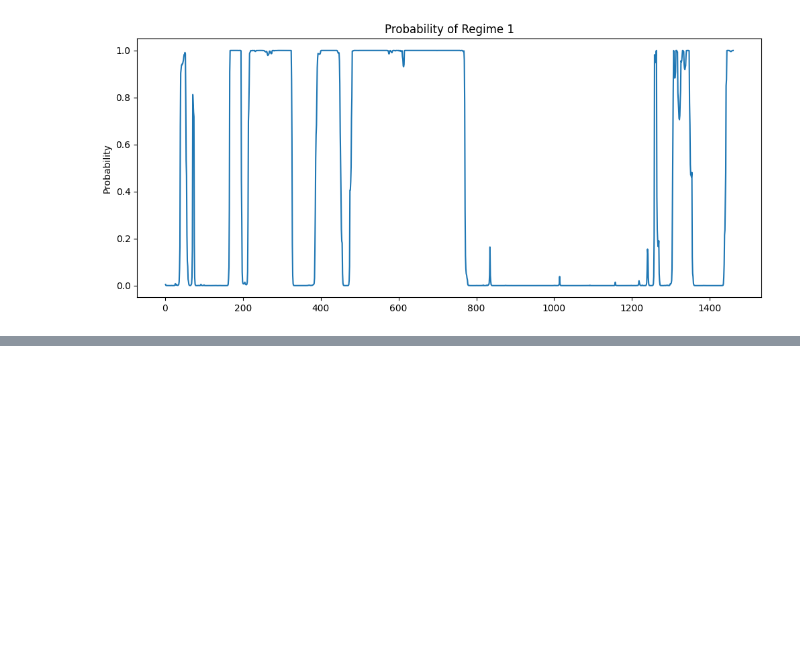
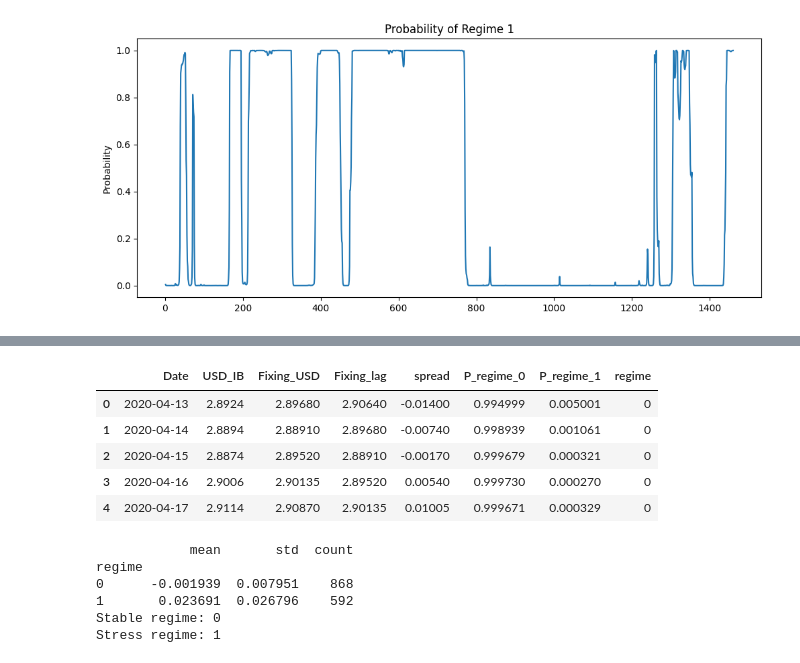
Before and after one commit to eya-sfar/tsa_project, a Jupyter notebook: process_data_part1/workstreamB.ipynb, the cells around one changed output, grey strips where cells are left out. Cells and saved outputs as stored; diff of their text form; code cells hidden in the pictures; blank space fills up the shorter version.

```diff
--- a/process_data_part1/workstreamB.ipynb
+++ b/process_data_part1/workstreamB.ipynb
@@ -461,0 +495,3 @@ model or by setting rescale=False.
+# %%
+data1.drop(columns=["Spread_same", "Spread_lag", "Spread_lag1", "Spread_lag2", "Spread_lag3", "Spread_lag4"], inplace=True, errors="ignore")
+data1.head()
@@ -461,0 +505,37 @@ model or by setting rescale=False.
+# %%
+# Add Markov regime probabilities to the dataset
+import numpy as np
+probs_clean = probs.reset_index(drop=True)
+
+data1 = data1.iloc[-len(probs_clean):].copy().reset_index(drop=True)
+
+data1["P_regime_0"] = probs_clean[0]
+data1["P_regime_1"] = probs_clean[1]
+
+data1["regime"] = np.where(data1["P_regime_1"] > data1["P_regime_0"], 1, 0)
+
+data1.head()
+# %% [output]
+|  | Date | USD_IB | Fixing_USD | Fixing_lag | spread | P_regime_0 | P_regime_1 | regime |
+| 0 | 2020-04-13 | 2.8924 | 2.89680 | 2.90640 | -0.01400 | 0.994999 | 0.005001 | 0 |
+| 1 | 2020-04-14 | 2.8894 | 2.88910 | 2.89680 | -0.00740 | 0.998939 | 0.001061 | 0 |
+| 2 | 2020-04-15 | 2.8874 | 2.89520 | 2.88910 | -0.00170 | 0.999679 | 0.000321 | 0 |
+| 3 | 2020-04-16 | 2.9006 | 2.90135 | 2.89520 | 0.00540 | 0.999730 | 0.000270 | 0 |
+| 4 | 2020-04-17 | 2.9114 | 2.90870 | 2.90135 | 0.01005 | 0.999671 | 0.000329 | 0 |
+# %%
+# Understand the regimes
+regime_stats = data1.groupby("regime")["spread"].agg(["mean", "std", "count"])
+print(regime_stats)
+
+stable_regime = regime_stats["std"].idxmin()
+stress_regime = regime_stats["std"].idxmax()
+
+print("Stable regime:", stable_regime)
+print("Stress regime:", stress_regime)
+# %% [output]
+            mean       std  count
+regime
+0      -0.001939  0.007951    868
+1       0.023691  0.026796    592
+Stable regime: 0
+Stress regime: 1
```
Also changed, not shown: parts of 23 cells of this notebook, 7 other files.
